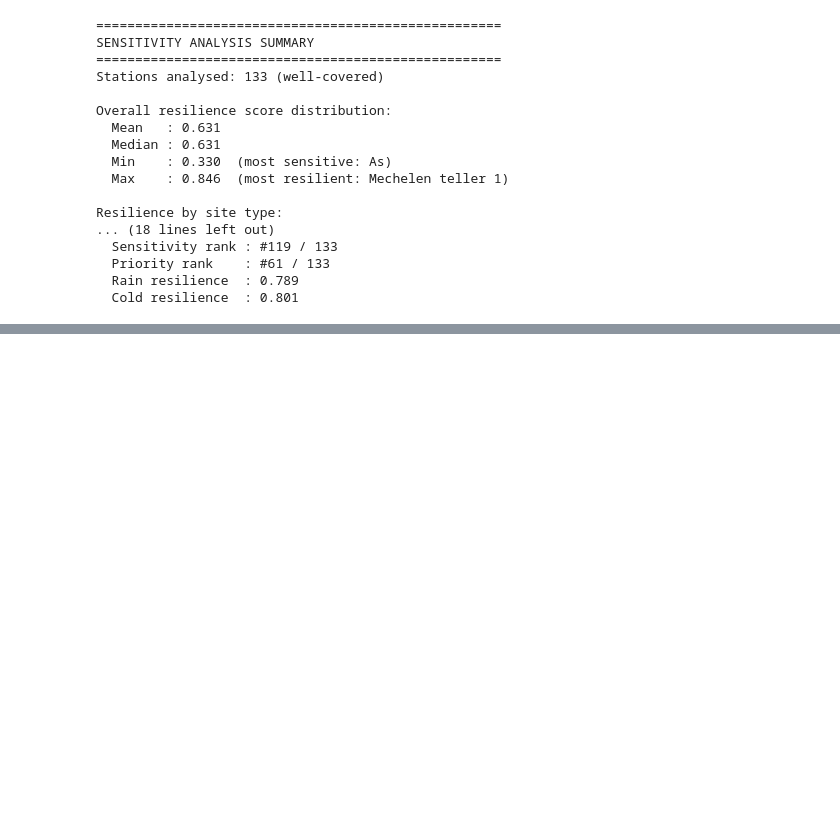
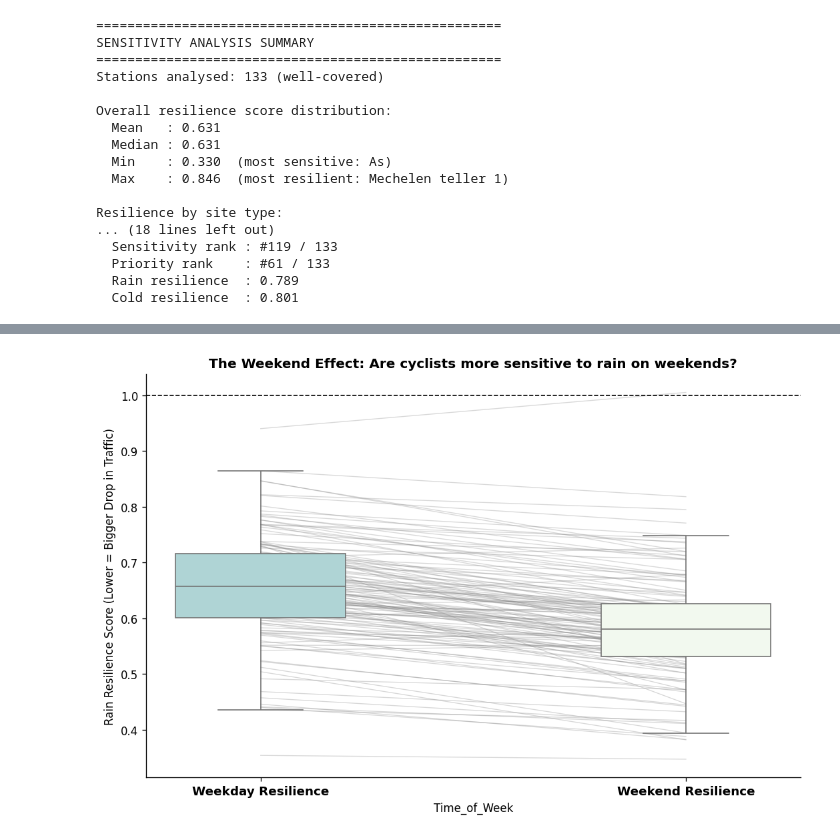
Before and after one commit to Queena34/mda-cycling-weather-group6, a Jupyter notebook: notebooks/09_sensitivity_analysis.ipynb, the cells around one changed output, grey strips where cells are left out. Saved outputs shown, nothing was run; the diff lists cells and outputs as text; code cells hidden in the pictures; blank space fills up the shorter version.

Commit message:
added weekend and weekd ay comparison

```diff
--- a/notebooks/09_sensitivity_analysis.ipynb
+++ b/notebooks/09_sensitivity_analysis.ipynb
@@ -668,7 +668,7 @@ colormap = cm.LinearColormap(
     vmin=1,
     vmax=max_rank
 )
-colormap.caption = "Priority Rank (1 = Most Urgent, Red)"
+colormap.caption = "Resilience Rank (1 = Most Vulnerable, Red)"
 m.add_child(colormap)
 
 # ── 4. project the sites to the map ─────────────────────────
@@ -682,7 +682,7 @@ for _, row in resilience.iterrows():
         <b>type:</b> {row['site_type']}<br>
         <b>daily average flow:</b> {row['avg_daily']:.0f} vehicles<br>
         <b>resilience score:</b> {row['resilience_score']:.2f}<br>
-        <b style="color:red;">urgent investment rank: #{int(row['priority_rank'])}</b>
+        <b style="color:red;">resilience rank: #{int(row['priority_rank'])}</b>
     </div>
     """
 
@@ -710,3 +710,81 @@ folium.Marker(
 m
 # %% [output]
 [interactive output not drawn]
+# %%
+# ── 1. Calculate Weekend/Weekday Resilience ─────────────────────────
+
+def compute_weekend_resilience(df, weather_col="is_bad_weather"):
+    # weekday data and calculate resilience
+    wd = df[~df["is_weekend"]]
+    wd_good = wd[wd[weather_col] == False].groupby("site ID")["aantal"].mean()
+    wd_bad  = wd[wd[weather_col] == True].groupby("site ID")["aantal"].mean()
+    res_wd = (wd_bad / wd_good).rename("resilience_weekday")
+
+    # weekend data and calculate resilience
+    we = df[df["is_weekend"]]
+    we_good = we[we[weather_col] == False].groupby("site ID")["aantal"].mean()
+    we_bad  = we[we[weather_col] == True].groupby("site ID")["aantal"].mean()
+    res_we = (we_bad / we_good).rename("resilience_weekend")
+
+    # merge
+    return pd.concat([res_wd, res_we], axis=1).dropna()
+
+# label
+weekend_res = compute_weekend_resilience(panel_good, weather_col="is_bad_weather")
+weekend_res = weekend_res.join(site_stats.set_index("site ID")[["site_type", "naam"]])
+
+# ── 2. Paired Slope Plot and Box Plot ──────────────────
+plot_df = weekend_res.melt(id_vars=["site_type", "naam"],
+                           value_vars=["resilience_weekday", "resilience_weekend"],
+                           var_name="Time_of_Week", value_name="Resilience")
+
+plt.figure(figsize=(9, 6), dpi=120)
+# general performance
+sns.boxplot(data=plot_df, x="Time_of_Week", y="Resilience",
+            palette=["#A8DADC", "#F1FAEE"], width=0.4, showfliers=False)
+
+# show the change
+for idx, row in weekend_res.iterrows():
+    plt.plot([0, 1], [row["resilience_weekday"], row["resilience_weekend"]],
+             color='gray', alpha=0.3, linewidth=0.8, zorder=1)
+
+plt.axhline(1.0, color="black", linestyle="--", linewidth=1, label="No Drop (1.0)")
+plt.xticks([0, 1], ["Weekday Resilience", "Weekend Resilience"], fontsize=11, fontweight="bold")
+plt.ylabel("Rain Resilience Score (Lower = Bigger Drop in Traffic)")
+plt.title("The Weekend Effect: Are cyclists more sensitive to rain on weekends?", fontweight="bold")
+sns.despine()
+plt.tight_layout()
+plt.show()
+
+# ── 3. One-Sided Wilcoxon Signed-Rank ──────
+print("="*75)
+print("WEEKEND EFFECT HYPOTHESIS TESTING (One-Sided Wilcoxon Test)")
+print("  H1 Hypothesis: Resilience on Weekends is LESS than on Weekdays")
+print("="*75)
+
+s_wd = weekend_res["resilience_weekday"].values
+s_we = weekend_res["resilience_weekend"].values
+
+# alternative='less' means we are testing if s_we is significantly less than s_wd (i.e. worse resilience on weekends)
+stat, p_val = stats.wilcoxon(s_we, s_wd, alternative='less')
+sig = "***" if p_val < 0.01 else ("*" if p_val < 0.05 else "ns")
+
+print(f"Average Weekday Rain Resilience : {s_wd.mean():.3f}")
+print(f"Average Weekend Rain Resilience : {s_we.mean():.3f}")
+print(f"Mean Difference (Weekend - WD)  : {s_we.mean() - s_wd.mean():+.3f}")
+print(f"One-sided Wilcoxon p-value      : {p_val:.4e}  {sig}")
+
+# ── 4. What site types are most affected? ─────────────────────────
+print("\n" + "="*75)
+print("WEEKEND EFFECT BREAKDOWN BY SITE TYPE")
+print("="*75)
+groupby_type = weekend_res.groupby("site_type")[["resilience_weekday", "resilience_weekend"]].mean()
+groupby_type["Diff (Weekend Drop)"] = groupby_type["resilience_weekend"] - groupby_type["resilience_weekday"]
+print(groupby_type.round(3))
+
+print("\n  (Interpretation):")
+if p_val < 0.05:
+    print(f"p-value is {p_val:.4e}, which is statistically significant at the 0.05 level.")
+    print("This suggests that cyclists are indeed more sensitive to rain on weekends compared to weekdays.")
+    print("The boxplot and paired lines also visually support this conclusion, showing a general downward shift in resilience scores from weekdays to weekends.")
+# %% [output]
@@ -712,0 +794 @@ m
+[figure, added]
```
Also changed, not shown: parts of 2 cells of this notebook.
